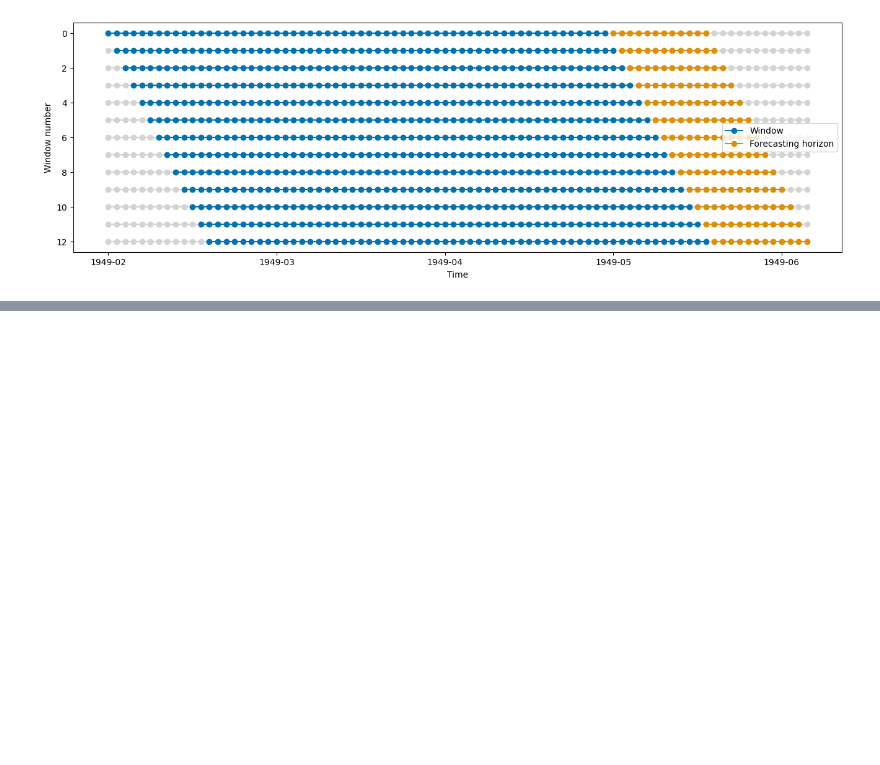
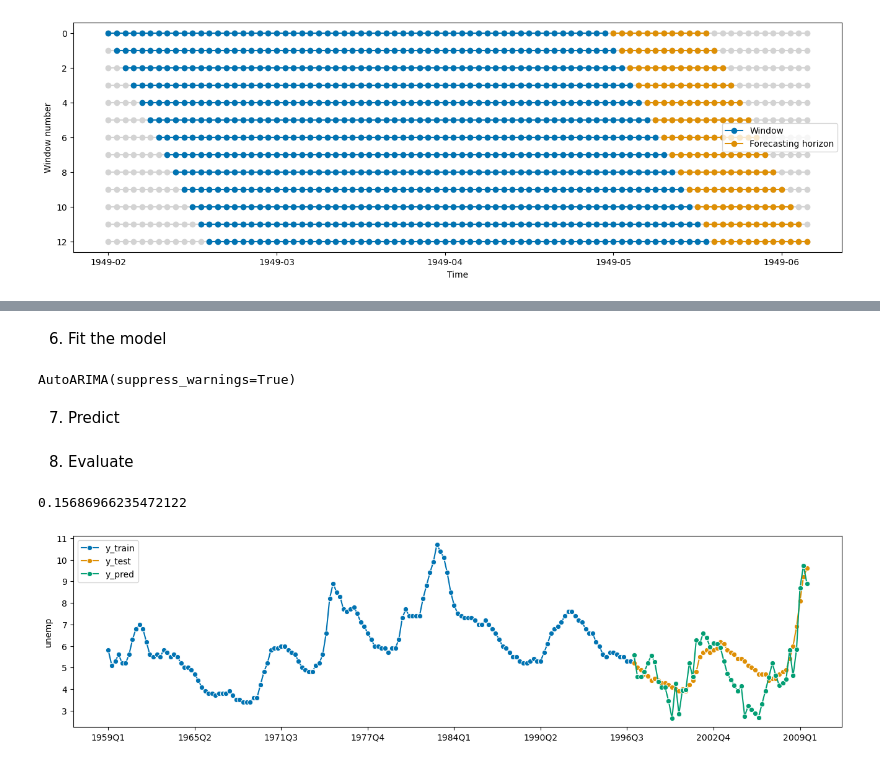
Before and after one commit to Edoch94/sktime-notes, a Jupyter notebook: 2_forecasting.ipynb, the cells around one changed output, grey strips where cells are left out. Cells and saved outputs as stored; diff of their text form; code cells hidden in the pictures; blank space fills up the shorter version.

```diff
--- a/2_forecasting.ipynb
+++ b/2_forecasting.ipynb
@@ -619,0 +825,4 @@ plot_windows(cv, y.iloc[:84])
+# %%
+from sktime.forecasting.base import ForecastingHorizon
+
+fh = ForecastingHorizon(y_test.index, is_relative=False)
@@ -619,0 +831,4 @@ plot_windows(cv, y.iloc[:84])
+# %%
+from sktime.forecasting.arima import AutoARIMA
+
+forecaster = AutoARIMA(suppress_warnings=True)
@@ -619,0 +859,21 @@ plot_windows(cv, y.iloc[:84])
+# %% [markdown]
+6. Fit the model
+# %%
+forecaster.fit(y_train, X_train)
+# %% [output]
+AutoARIMA(suppress_warnings=True)
+# %% [markdown]
+7. Predict
+# %%
+y_pred = forecaster.predict(fh=fh, X=X_pred)
+# %% [markdown]
+8. Evaluate
+# %%
+from sktime.utils.plotting import plot_series
+from sktime.performance_metrics.forecasting import mean_absolute_percentage_error
+
+plot_series(y_train, y_test, y_pred, labels=['y_train','y_test','y_pred'])
+mean_absolute_percentage_error(y_test, y_pred, symmetric=False)
+# %% [output]
+0.15686966235472122
+[figure, added]
```
Also changed, not shown: parts of 108 cells of this notebook.
